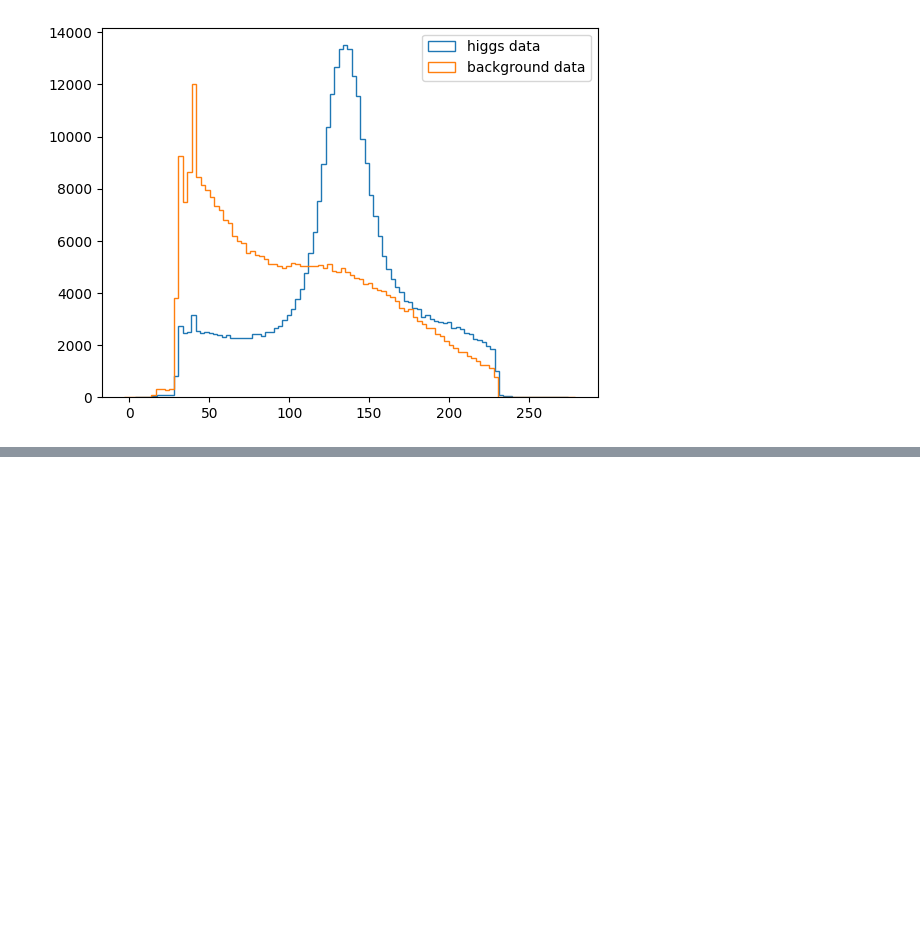
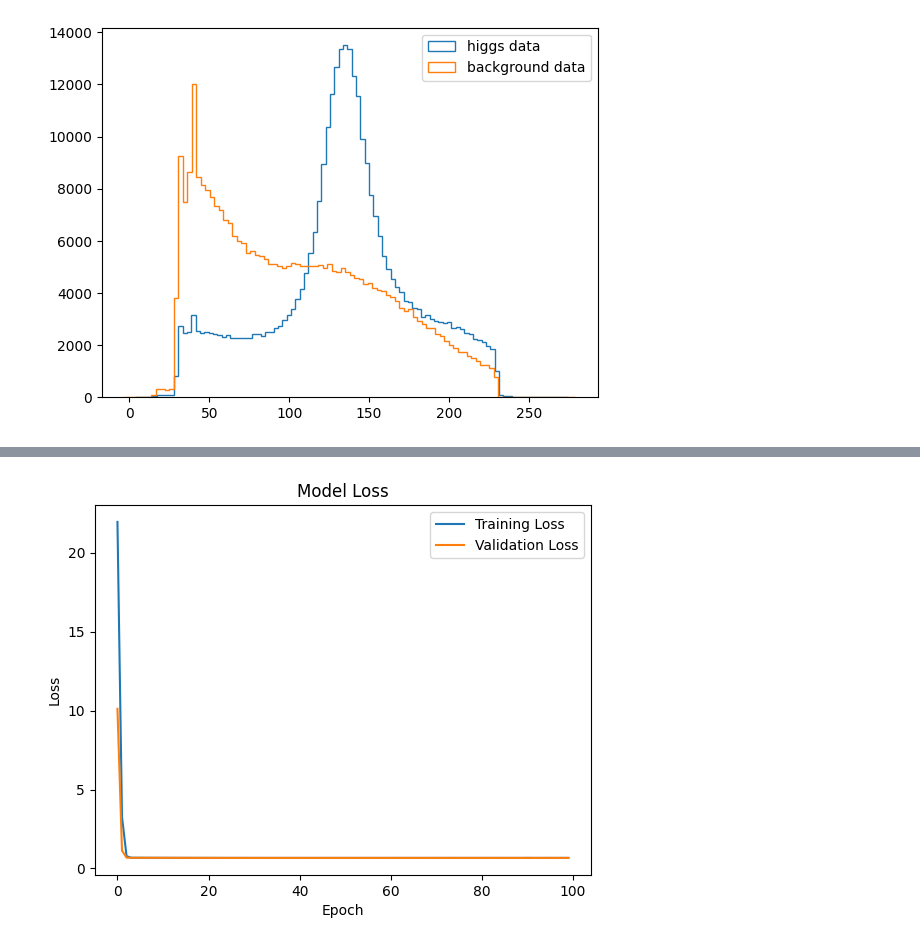
Before and after one commit to GBotogoske/machine_learning_2024, a Jupyter notebook: projeto.ipynb, the cells around one changed output, grey strips where cells are left out. Drawn from its saved outputs; the diff is of its cells as text; code cells hidden in the pictures; blank space fills up the shorter version.

```diff
--- a/projeto.ipynb
+++ b/projeto.ipynb
@@ -76,0 +78,18 @@ len(is_here)/2
+# %%
+from keras import models,layers,initializers
+
+model= models.Sequential(name="my_neural")
+model.add(layers.Input(shape=(1,)))
+model.add(layers.Dense(8,activation="relu"))
+model.add(layers.Dense(8,activation="relu"))
+model.add(layers.Dense(1,activation="sigmoid"))
+
+model.compile(optimizer="adam",loss="binary_crossentropy",metrics=["accuracy"])
+# %%
+#separando os dados
+from sklearn.model_selection import train_test_split
+x_train,x_test,y_train,y_test = train_test_split(data.ak15_regressed_mass,data.truth,random_state=42)
+x_train=np.array(x_train)
+y_train=np.array(y_train)
+x_test=np.array(x_test)
+y_test=np.array(y_test)
@@ -76,0 +112,2 @@ len(is_here)/2
+# %%
+history = model.fit(x_train,y_train,epochs=100,batch_size=15000,validation_data=(x_test,y_test))
@@ -76,0 +132,17 @@ len(is_here)/2
+# %%
+# Accessing the training loss history
+training_loss = history.history['loss']
+
+# Accessing the validation loss history
+validation_loss = history.history['val_loss']
+# %%
+# Plot training & validation loss values
+plt.plot(training_loss, label='Training Loss')
+plt.plot(validation_loss, label='Validation Loss')
+plt.title('Model Loss')
+plt.xlabel('Epoch')
+plt.ylabel('Loss')
+plt.legend()
+plt.show()
+# %% [output]
+[figure, added]
```
Also changed, not shown: parts of 10 cells of this notebook.
